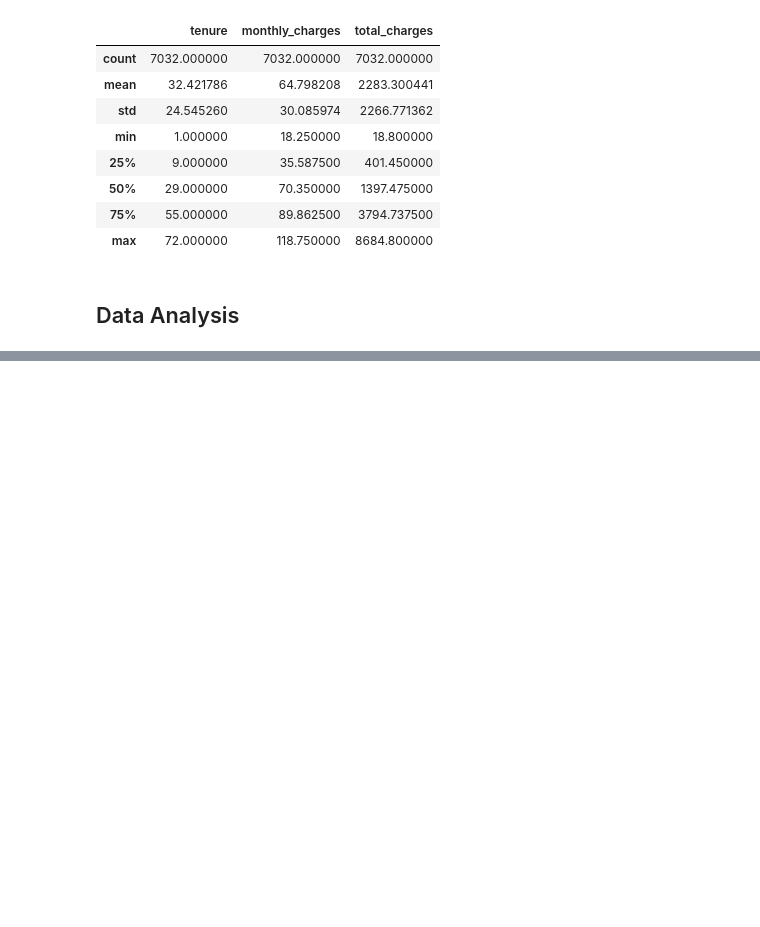
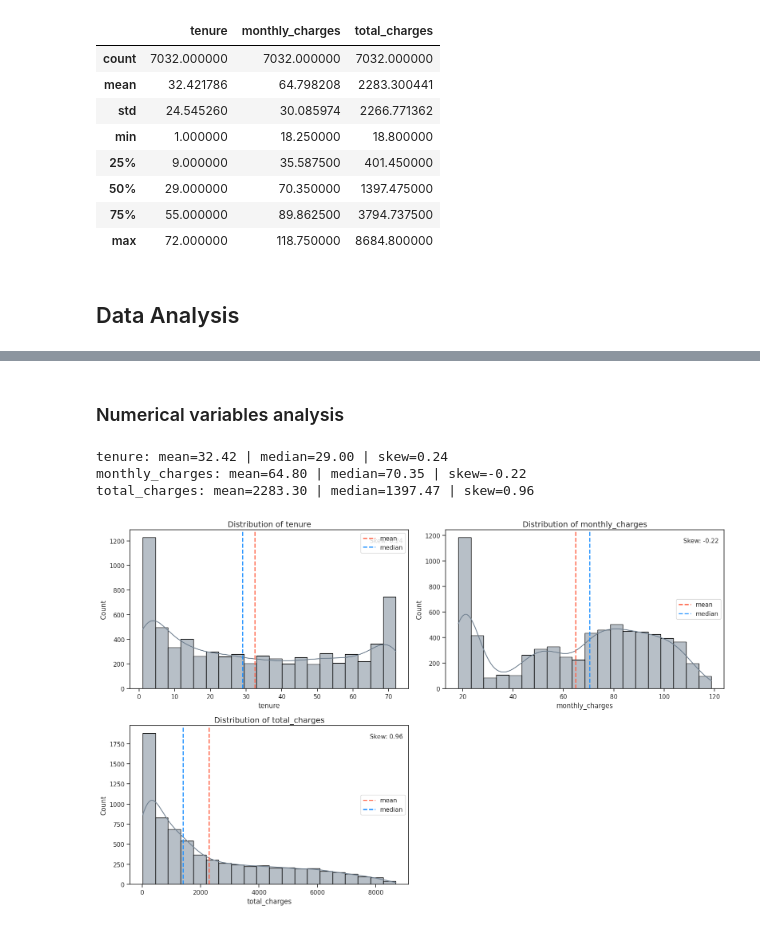
Before and after one commit to RicardoFW11/telco_customer_churn, a Jupyter notebook: notebook.ipynb, the cells around one changed output, grey strips where cells are left out. Drawn from its saved outputs; the diff is of its cells as text; code cells hidden in the pictures; blank space fills up the shorter version.

Commit message:
Update notebook with initial code execution counts, added imports for seaborn and matplotlib, and included markdown cells for data analysis sections.

```diff
--- a/notebook.ipynb
+++ b/notebook.ipynb
@@ -210,0 +215,5 @@ df.describe()
+# %%
+numeric_columns = ["tenure", "monthly_charges", "total_charges"]
+target_column = ['churn']
+categorical_columns = list(set(df.columns) - set(numeric_columns) - set(target_column))
+categorical_columns
@@ -210,0 +237,2 @@ df.describe()
+# %% [markdown]
+### Numerical variables analysis
@@ -210,0 +241,51 @@ df.describe()
+# %%
+# --- 1) Hist + KDE + líneas media/mediana + skew ---
+num_vars = len(numeric_columns)
+num_cols = 2
+num_rows = int(np.ceil(num_vars / num_cols))
+
+fig, axes = plt.subplots(num_rows, num_cols, figsize=(16, 5 * num_rows))
+axes = np.array(axes).reshape(-1)  # aplanar siempre
+
+for i, col in enumerate(numeric_columns):
+    ax = axes[i]
+
+    # Histograma + KDE
+    sns.histplot(df[col], bins=20, kde=True, ax=ax, color="slategray", edgecolor="black")
+
+    # Media / Mediana
+    mean_val = df[col].mean()
+    median_val = df[col].median()
+    mean_line = ax.axvline(mean_val, linestyle="--", linewidth=2, color="tomato", label="mean")
+    median_line = ax.axvline(median_val, linestyle="--", linewidth=2, color="dodgerblue", label="median")
+
+    # Skewness (asimetría)
+    skew_val = df[col].skew()
+    ax.text(
+        0.98, 0.95,
+        f"Skew: {skew_val:.2f}",
+        transform=ax.transAxes,
+        ha="right", va="top",
+        fontsize=11
+    )
+
+    # Títulos y ejes
+    ax.set_title(f"Distribution of {col}", fontsize=14)
+    ax.set_xlabel(col, fontsize=12)
+    ax.set_ylabel("Count", fontsize=12)
+    ax.legend()
+
+    # Prints limpios (si los quieres en consola)
+    print(f"{col}: mean={mean_val:.2f} | median={median_val:.2f} | skew={skew_val:.2f}")
+
+# Eliminar ejes sobrantes
+for j in range(i + 1, len(axes)):
+    fig.delaxes(axes[j])
+
+plt.tight_layout()
+plt.show()
+# %% [output]
+tenure: mean=32.42 | median=29.00 | skew=0.24
+monthly_charges: mean=64.80 | median=70.35 | skew=-0.22
+total_charges: mean=2283.30 | median=1397.47 | skew=0.96
+[figure, added]
```
Also changed, not shown: parts of 24 cells of this notebook.
